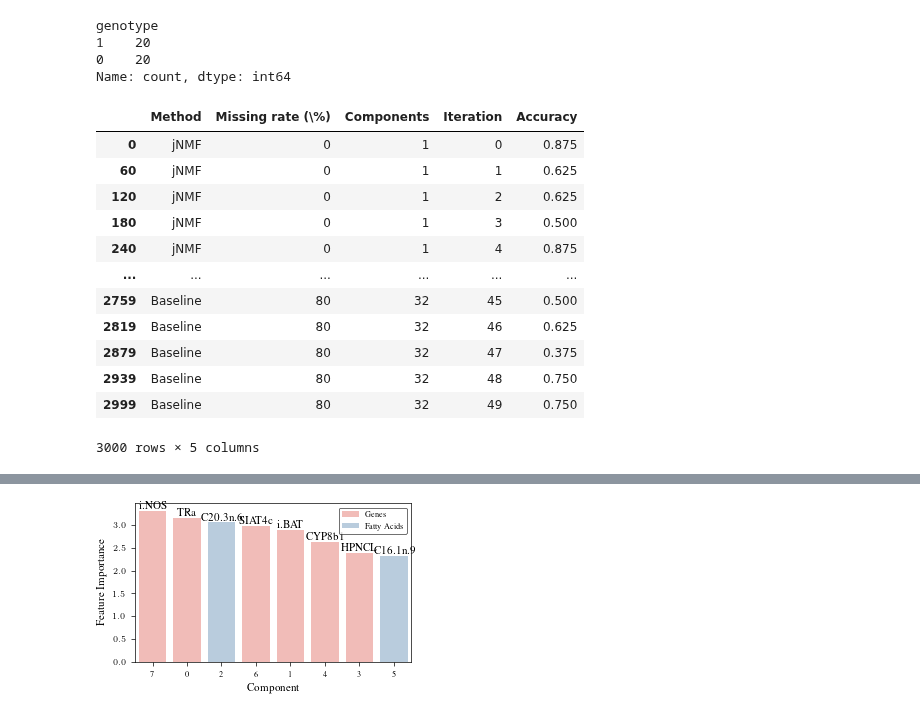
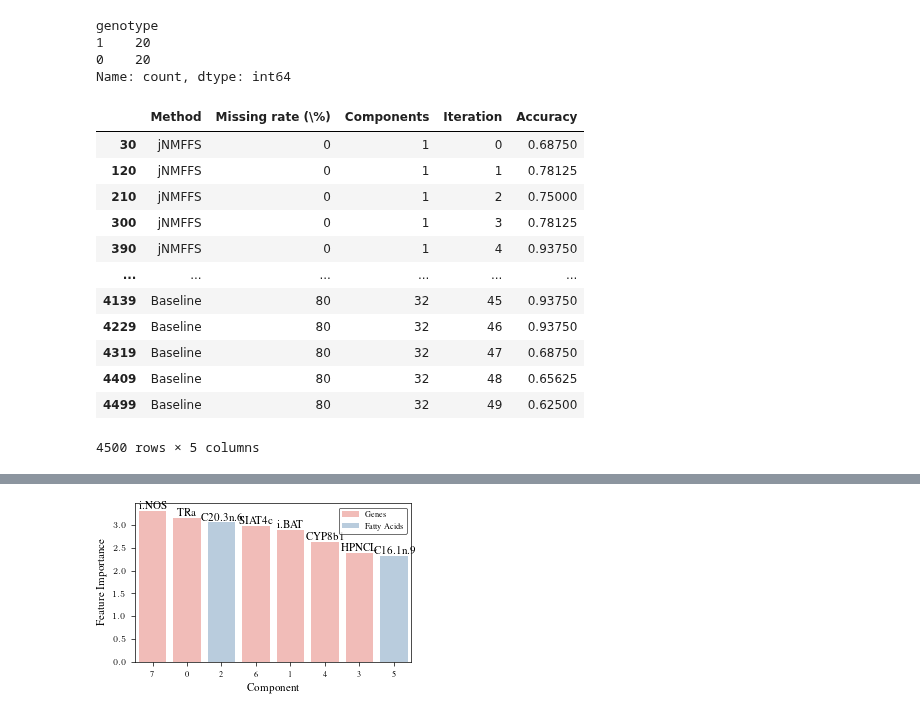
Before and after one commit to RafRomB/imml, a Jupyter notebook: tutorials/select_and_extract_features.ipynb, the cells around one changed output, grey strips where cells are left out. Saved outputs shown, nothing was run; the diff lists cells and outputs as text; code cells hidden in the pictures.

```diff
--- a/tutorials/select_and_extract_features.ipynb
+++ b/tutorials/select_and_extract_features.ipynb
@@ -66,12 +68,13 @@ for p in ps:
             masks = [np.isnan(amputed_X) for amputed_X in amputed_Xs]
             pipeline = make_pipeline(MultiViewTransformer(MinMaxScaler().set_output(transform="pandas")),
                                      MultiViewTransformer(SimpleImputer().set_output(transform="pandas")))
-            transformed_Xs = pipeline.fit_transform(amputed_Xs)
             try:
-                metric = np.mean([mean_squared_error(X.values[mask], transformed_X.values[mask]) for X,transformed_X,mask in zip(pipeline[0].transform(Xs), transformed_Xs, masks)])
+                transformed_Xs = pipeline.fit_transform(amputed_Xs)
+                metric = np.mean([mean_squared_error(X.values[mask], transformed_X.values[mask])
+                                  for X,transformed_X,mask in zip(pipeline[0].transform(Xs), transformed_Xs, masks)])
+                all_metrics[key][missing_percentage][n_components][i] = metric
             except:
                 pass
-            all_metrics[key][missing_percentage][n_components][i] = metric
 # %%
 flattened_data = [
     {
@@ -260,31 +281,61 @@ for p in ps:
+# %%
+key = "Baseline"
+all_metrics[key] = {}
+sss = StratifiedShuffleSplit(n_splits=n_times, test_size=0.2, random_state=42)
+for p in ps:
+    missing_percentage = int(p*100)
+    all_metrics[key][missing_percentage] = {}
+    for n_components in n_components_list:
+        all_metrics[key][missing_percentage][n_components] = {}
+        for i, (train_index, test_index) in enumerate(sss.split(Xs[0].index, y)):
+            if p > 0:
+                Xs_train = [X.loc[train_index] for X in Xs]
+                Xs_train = Amputer(p= p, mechanism="PM", random_state=i).fit_transform(Xs_train)
+                for X in Xs_train:
+                    X.iloc[np.random.default_rng(i).choice([True, False], p= [p,1-p], size = X.shape)] = np.nan
+            else:
+                Xs_train = [X.loc[train_index] for X in Xs]
+            y_train = y[train_index]
+            pipeline = make_pipeline(MultiViewTransformer(MinMaxScaler().set_output(transform="pandas")),
+                                     ConcatenateViews(),
+                                     FunctionTransformer(lambda x: x.iloc[:,np.random.default_rng(42).integers(0, 141, size= n_components)]),
+                                     SimpleImputer())
+            try:
+                transformed_X = pipeline.fit_transform(Xs_train)
+                preds = SVC(random_state=42).fit(transformed_X, y_train).predict(transformed_X)
+                metric = accuracy_score(y_pred=preds, y_true=y_train)
+                all_metrics[key][missing_percentage][n_components][i] = metric
+            except:
+                pass
 # %%
 flattened_data = [
     {
         'Method': method,
         'Missing rate (\%)': p,
         'Components': n_comp,
         **n_dict
     }
     for method, method_dict in all_metrics.items()
     for p, p_dict in method_dict.items()
     for n_comp, n_dict in p_dict.items()
 ]
 df = pd.DataFrame(flattened_data)
 df = df.melt(id_vars=['Method', 'Missing rate (\%)', "Components"], var_name='Iteration',
              value_name='Accuracy')
 df = df.sort_values(["Missing rate (\%)", "Method", "Components", "Iteration"], ascending=[True, False, True, True])
+df.to_csv("tutorials/selection_results.csv", index= None)
 df
 # %% [output]
 |  | Method | Missing rate (\%) | Components | Iteration | Accuracy |
-| 0 | jNMF | 0 | 1 | 0 | 0.875 |
-| 60 | jNMF | 0 | 1 | 1 | 0.625 |
-| 120 | jNMF | 0 | 1 | 2 | 0.625 |
-| 180 | jNMF | 0 | 1 | 3 | 0.500 |
-| 240 | jNMF | 0 | 1 | 4 | 0.875 |
+| 30 | jNMFFS | 0 | 1 | 0 | 0.68750 |
+| 120 | jNMFFS | 0 | 1 | 1 | 0.78125 |
+| 210 | jNMFFS | 0 | 1 | 2 | 0.75000 |
+| 300 | jNMFFS | 0 | 1 | 3 | 0.78125 |
+| 390 | jNMFFS | 0 | 1 | 4 | 0.93750 |
 | ... | ... | ... | ... | ... | ... |
-| 2759 | Baseline | 80 | 32 | 45 | 0.500 |
-| 2819 | Baseline | 80 | 32 | 46 | 0.625 |
-| 2879 | Baseline | 80 | 32 | 47 | 0.375 |
-| 2939 | Baseline | 80 | 32 | 48 | 0.750 |
-| 2999 | Baseline | 80 | 32 | 49 | 0.750 |
+| 4139 | Baseline | 80 | 32 | 45 | 0.93750 |
+| 4229 | Baseline | 80 | 32 | 46 | 0.93750 |
+| 4319 | Baseline | 80 | 32 | 47 | 0.68750 |
+| 4409 | Baseline | 80 | 32 | 48 | 0.65625 |
+| 4499 | Baseline | 80 | 32 | 49 | 0.62500 |
-3000 rows × 5 columns
+4500 rows × 5 columns
```
Also changed, not shown: parts of 28 cells of this notebook, 2 other files.
